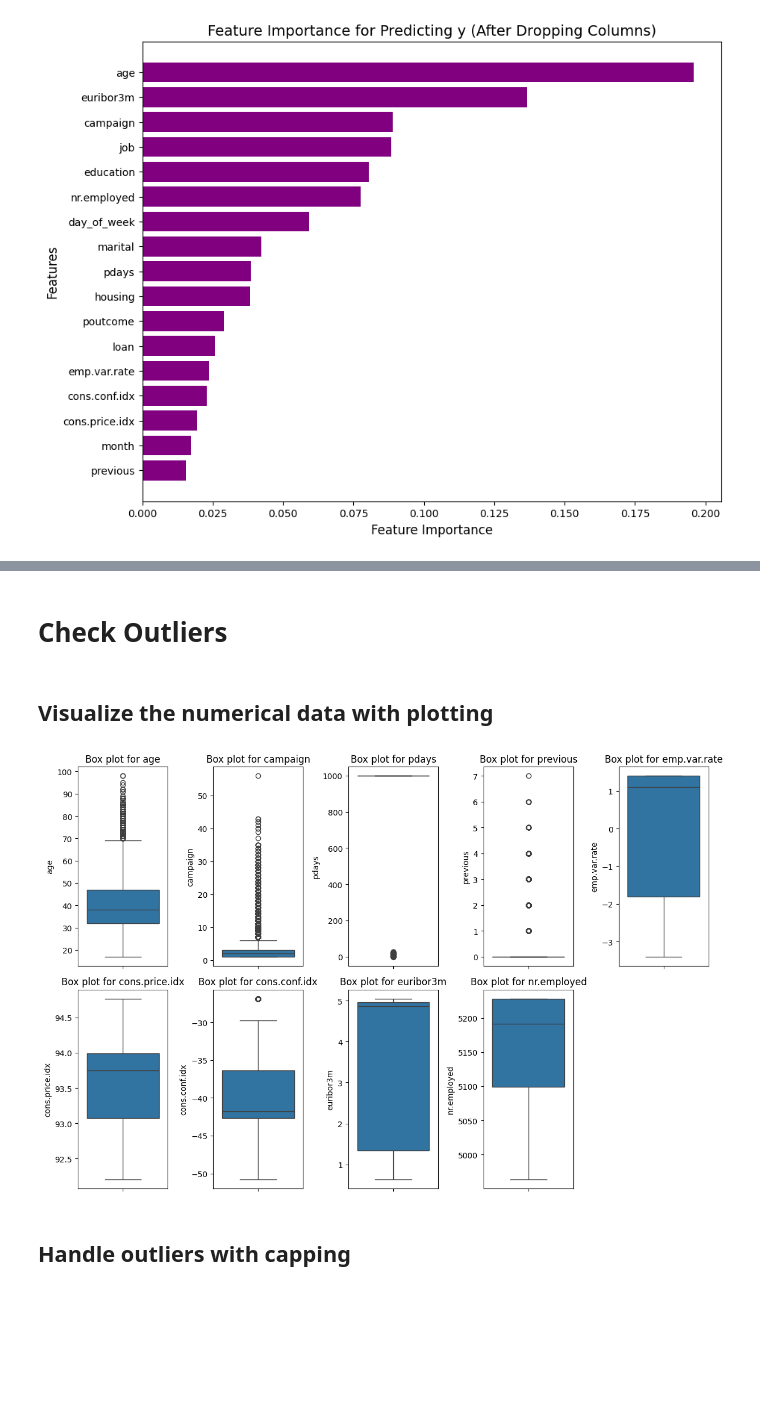
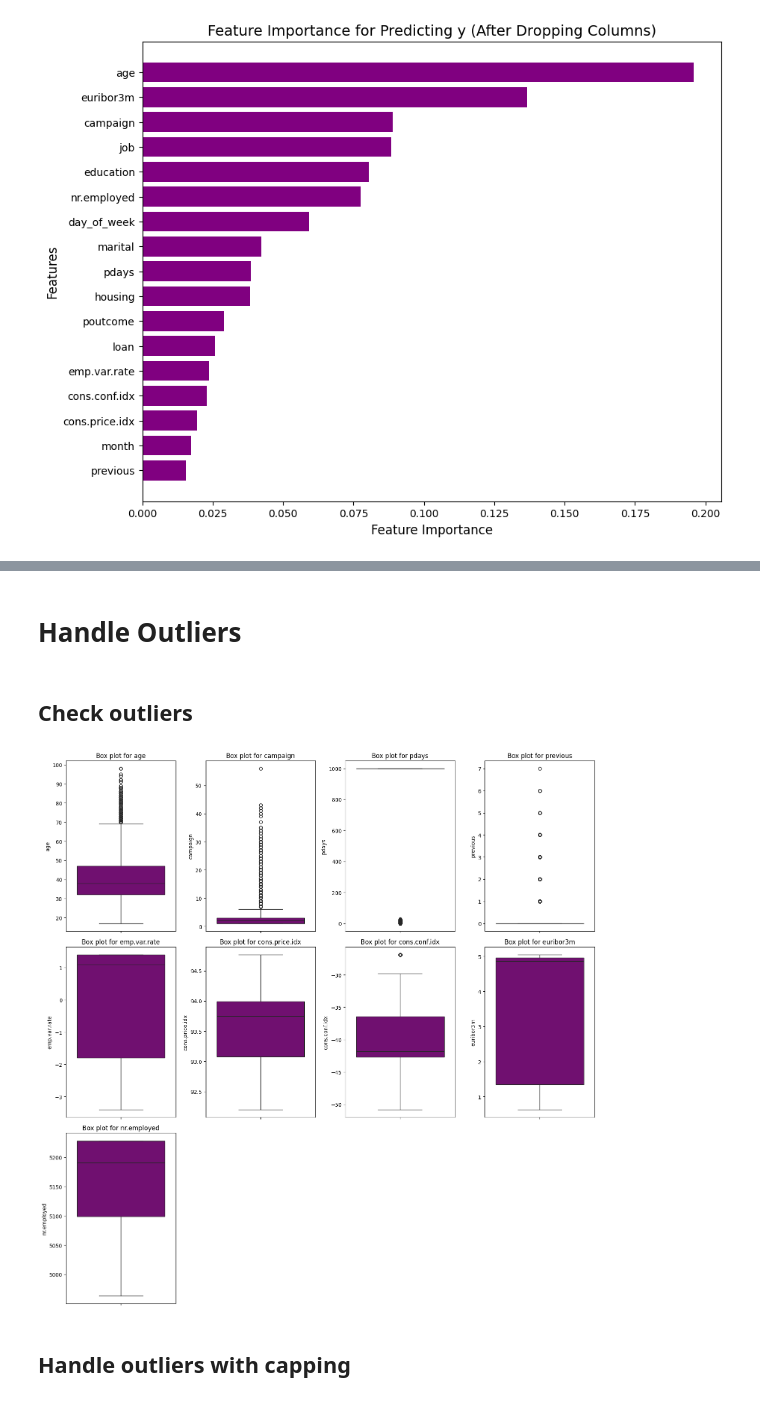
Before and after one commit to Mineth03/Client-Predicting, a Jupyter notebook: Preprocessing/DataPreprocessing.ipynb, the cells around one changed output, grey strips where cells are left out. Drawn from its saved outputs; the diff is of its cells as text; code cells hidden in the pictures; blank space fills up the shorter version.

Commit message:
Add data analysis and visualise part to preprocessing ipynb

```diff
--- a/Preprocessing/DataPreprocessing.ipynb
+++ b/Preprocessing/DataPreprocessing.ipynb
@@ -34,0 +200,30 @@ print(data.head())
+# %%
+import pandas as pd
+import matplotlib.pyplot as plt
+
+# Load your dataset
+df = pd.read_csv('CleanedDataset.csv')
+
+# Identify categorical columns
+categorical_columns = df.select_dtypes(include=['object', 'category']).columns
+
+# Exclude the target column "y" from being plotted as a categorical variable
+categorical_columns = categorical_columns.drop("y")
+
+num_columns = 3
+num_rows = (len(categorical_columns) // num_columns) + (len(categorical_columns) % num_columns > 0)
+
+# Subplots
+fig, axes = plt.subplots(num_rows, num_columns, figsize=(15, num_rows * 5))
+axes = axes.flatten()
+
+for i, column in enumerate(categorical_columns):
+    ax = axes[i]  # Select the appropriate subplot
+    cross_tab = pd.crosstab(df[column], df["y"], normalize='index')
+    cross_tab.plot(kind='bar', stacked=True, color=['purple', 'pink'], edgecolor='black', alpha=0.7, ax=ax)
+    ax.set_title(f'Distribution of {column} by "y"', fontsize=14)
+    ax.set_xlabel(column, fontsize=12)
+    ax.set_ylabel('Proportion', fontsize=12)
+    ax.tick_params(axis='x', rotation=45)
+plt.tight_layout()
+plt.show()
@@ -238,30 +475,35 @@ plt.show()
 # %% [markdown]
-# **Check Outliers**
+# **Handle Outliers**
-# %% [markdown]
-## **Visualize the numerical data with plotting**
+# %% [markdown]
+## **Check outliers**
 # %%
 import pandas as pd
 import matplotlib.pyplot as plt
 import seaborn as sns
 
-# Assuming 'data' is your dataset
+data = pd.read_csv('DatasetDropped.csv')
+
 # Identify numerical columns
 numerical_columns = data.select_dtypes(include=['float64', 'int64']).columns
 
+# Calculate the number of rows needed to fit all subplots
+num_columns = 4
+num_rows = (len(numerical_columns) // num_columns) + (len(numerical_columns) % num_columns > 0)
+
 # Set up the plot
-plt.figure(figsize=(12, 8))
+plt.figure(figsize=(15, num_rows * 5))
 
 # Create a box plot for each numerical column
 for i, column in enumerate(numerical_columns, 1):
-    plt.subplot(2, (len(numerical_columns) + 1) // 2, i)  # Arrange plots in a grid
-    sns.boxplot(data=data[column])
+    plt.subplot(num_rows, num_columns, i)  # Arrange plots in a grid with 4 columns
+    sns.boxplot(data=data[column], color='purple')
     plt.title(f"Box plot for {column}")
     plt.tight_layout()
 
 # Show the plot
 plt.show()
 # %% [output]
-[figure, old version]
+[figure, new version]
 # %% [markdown]
 ## **Handle outliers with capping**
 # %%
```
Also changed, not shown: parts of 39 cells of this notebook.
